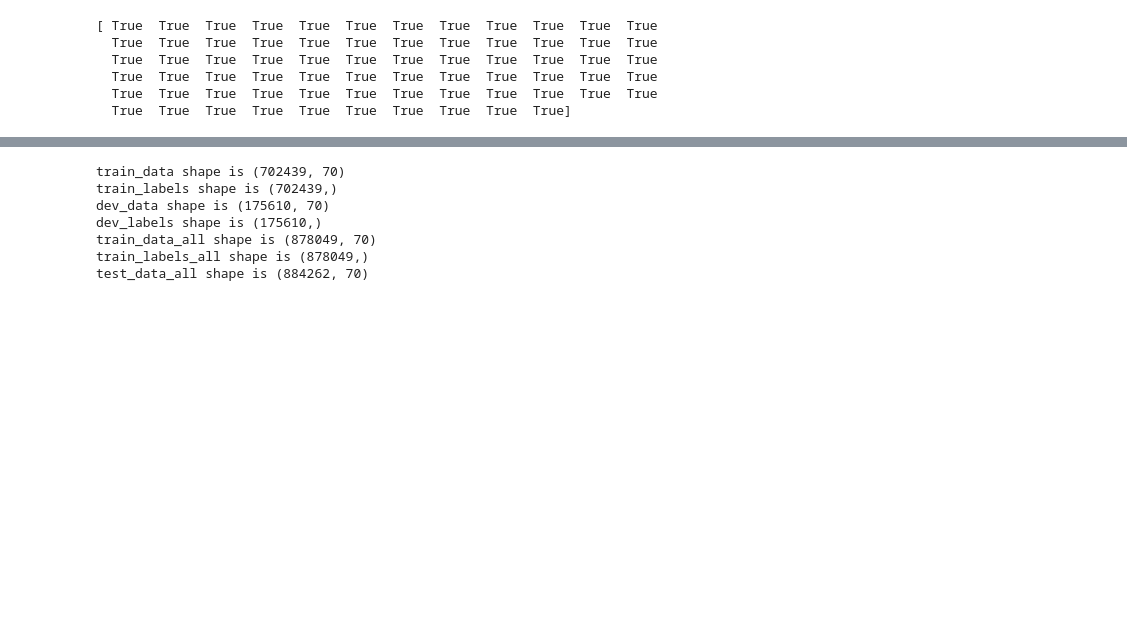
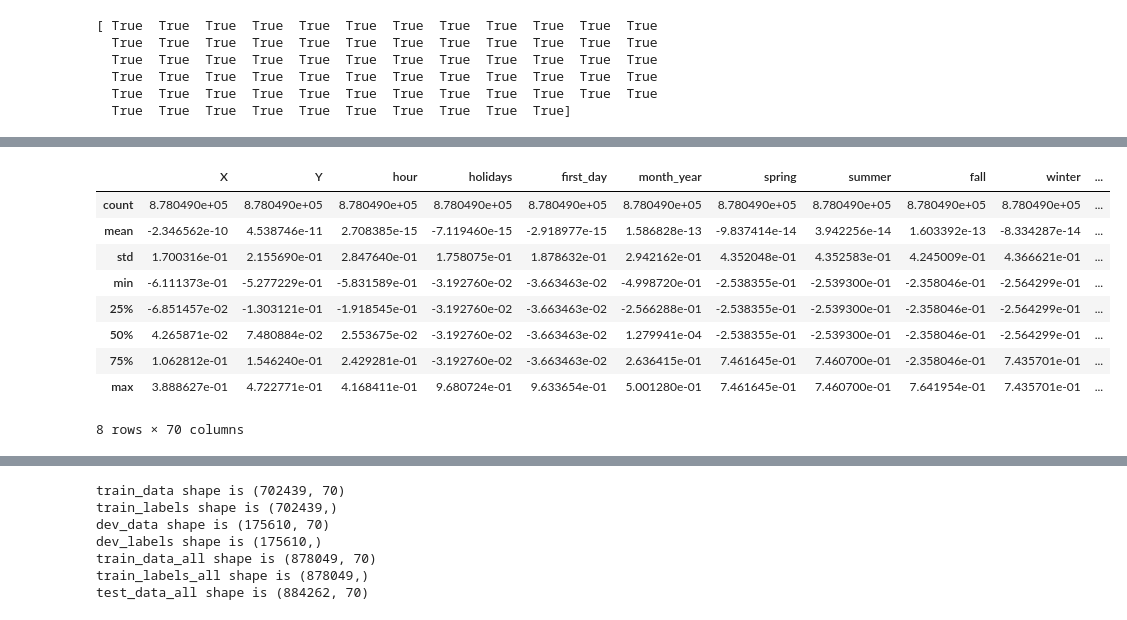
Before and after one commit to daxaurora/W207_CrimeClassification, a Jupyter notebook: W207 Final Project Data Set Up.ipynb, the cells around one changed output, grey strips where cells are left out. Saved outputs shown, nothing was run; the diff lists cells and outputs as text; code cells hidden in the pictures; blank space fills up the shorter version.

```diff
--- a/W207 Final Project Data Set Up.ipynb
+++ b/W207 Final Project Data Set Up.ipynb
@@ -489,2 +476,15 @@ Index(['X', 'Y', 'hour', 'holidays', 'first_day', 'month_year', 'spring',
+# %%
+train_data_all.describe(include='all')
+# %% [output]
+|  | X | Y | hour | holidays | first_day | month_year | spring | summer | fall | winter | ... |
+| count | 8.780490e+05 | 8.780490e+05 | 8.780490e+05 | 8.780490e+05 | 8.780490e+05 | 8.780490e+05 | 8.780490e+05 | 8.780490e+05 | 8.780490e+05 | 8.780490e+05 | ... |
+| mean | -2.346562e-10 | 4.538746e-11 | 2.708385e-15 | -7.119460e-15 | -2.918977e-15 | 1.586828e-13 | -9.837414e-14 | 3.942256e-14 | 1.603392e-13 | -8.334287e-14 | ... |
+| std | 1.700316e-01 | 2.155690e-01 | 2.847640e-01 | 1.758075e-01 | 1.878632e-01 | 2.942162e-01 | 4.352048e-01 | 4.352583e-01 | 4.245009e-01 | 4.366621e-01 | ... |
+| min | -6.111373e-01 | -5.277229e-01 | -5.831589e-01 | -3.192760e-02 | -3.663463e-02 | -4.998720e-01 | -2.538355e-01 | -2.539300e-01 | -2.358046e-01 | -2.564299e-01 | ... |
+| 25% | -6.851457e-02 | -1.303121e-01 | -1.918545e-01 | -3.192760e-02 | -3.663463e-02 | -2.566288e-01 | -2.538355e-01 | -2.539300e-01 | -2.358046e-01 | -2.564299e-01 | ... |
+| 50% | 4.265871e-02 | 7.480884e-02 | 2.553675e-02 | -3.192760e-02 | -3.663463e-02 | 1.279941e-04 | -2.538355e-01 | -2.539300e-01 | -2.358046e-01 | -2.564299e-01 | ... |
+| 75% | 1.062812e-01 | 1.546240e-01 | 2.429281e-01 | -3.192760e-02 | -3.663463e-02 | 2.636415e-01 | 7.461645e-01 | 7.460700e-01 | -2.358046e-01 | 7.435701e-01 | ... |
+| max | 3.888627e-01 | 4.722771e-01 | 4.168411e-01 | 9.680724e-01 | 9.633654e-01 | 5.001280e-01 | 7.461645e-01 | 7.460700e-01 | 7.641954e-01 | 7.435701e-01 | ... |
+8 rows × 70 columns
 # %%
 # Normalization
```
Also changed, not shown: parts of 10 cells of this notebook.
